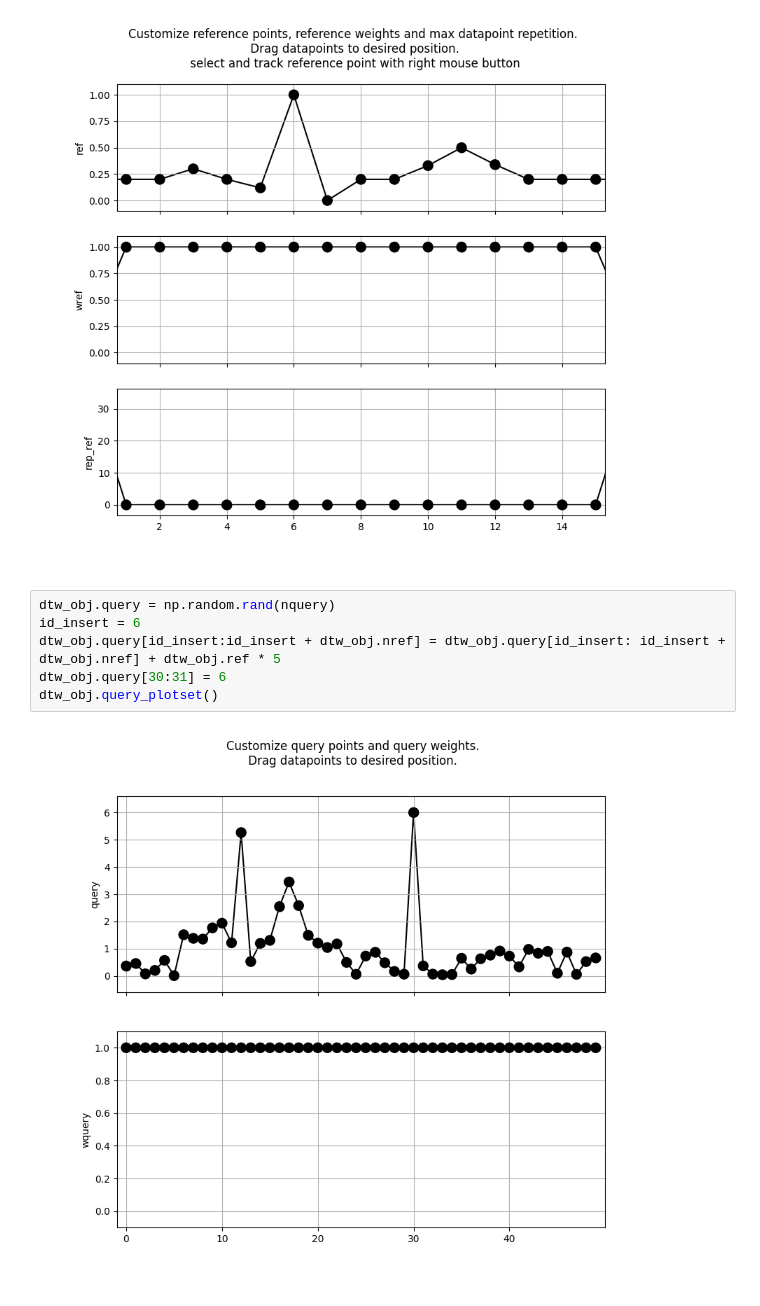
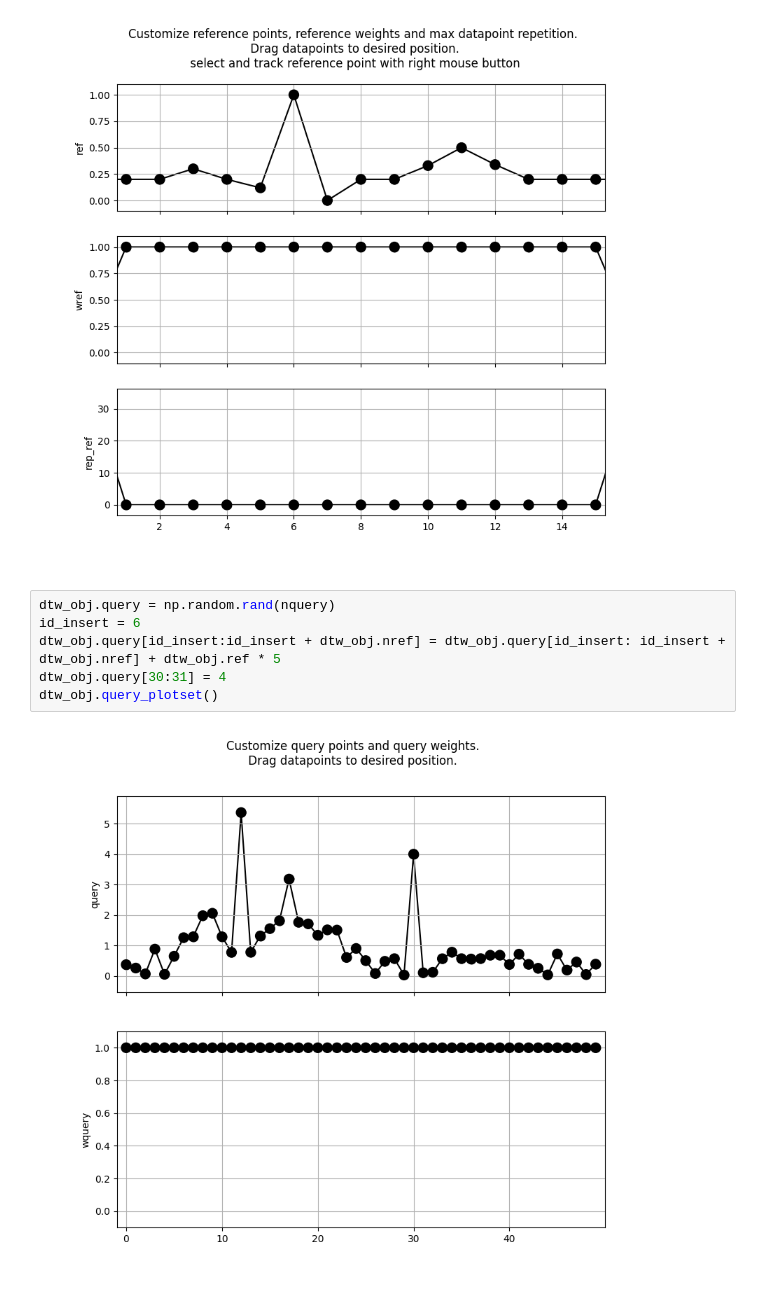
Before and after one commit to aifm00/dtw_flex, a Jupyter notebook: dtw_flex/examples/example_ECG.ipynb, the cells around one changed output. Saved outputs shown, nothing was run; the diff lists cells and outputs as text.

```diff
--- a/dtw_flex/examples/example_ECG.ipynb
+++ b/dtw_flex/examples/example_ECG.ipynb
@@ -17,11 +16,11 @@ dtw_obj.ref_plotset(hide_endpoints=True)
 # %%
 dtw_obj.query = np.random.rand(nquery)
 id_insert = 6
 dtw_obj.query[id_insert:id_insert + dtw_obj.nref] = dtw_obj.query[id_insert: id_insert + dtw_obj.nref] + dtw_obj.ref * 5
-dtw_obj.query[30:31] = 6
+dtw_obj.query[30:31] = 4
 dtw_obj.query_plotset()
 # %% [output]
-[figure, old version]
+[figure, new version]
 # %%
 dtw_obj.run_dtw(plt_fit = True, plt_match = True)
 # %% [output]
```
Also changed, not shown: parts of 2 cells of this notebook, 8 other files.
